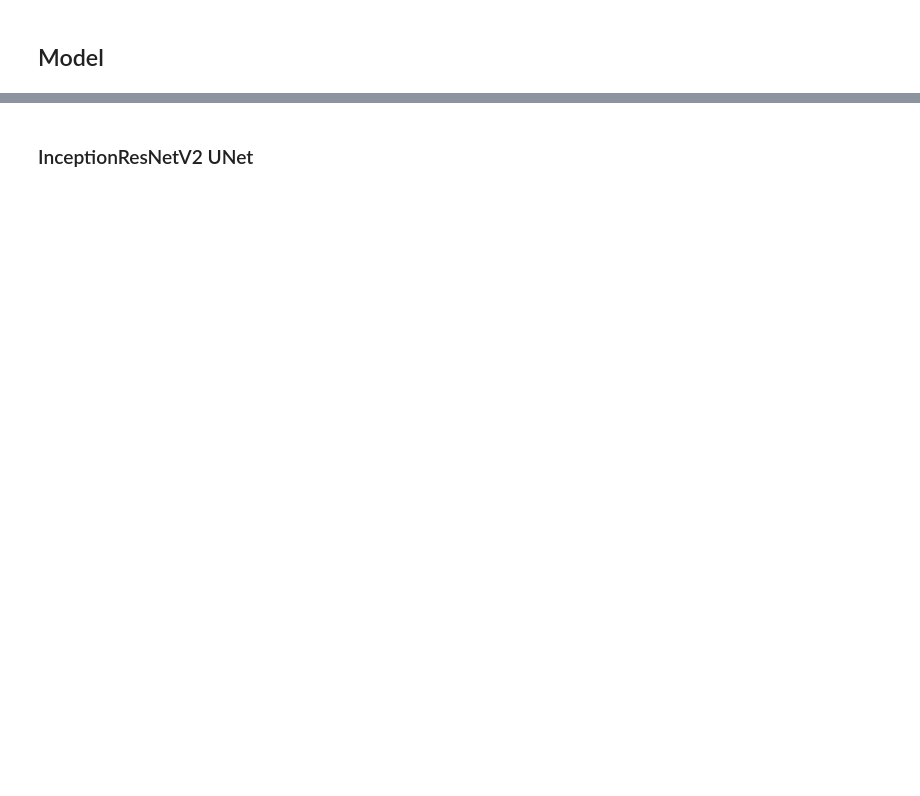
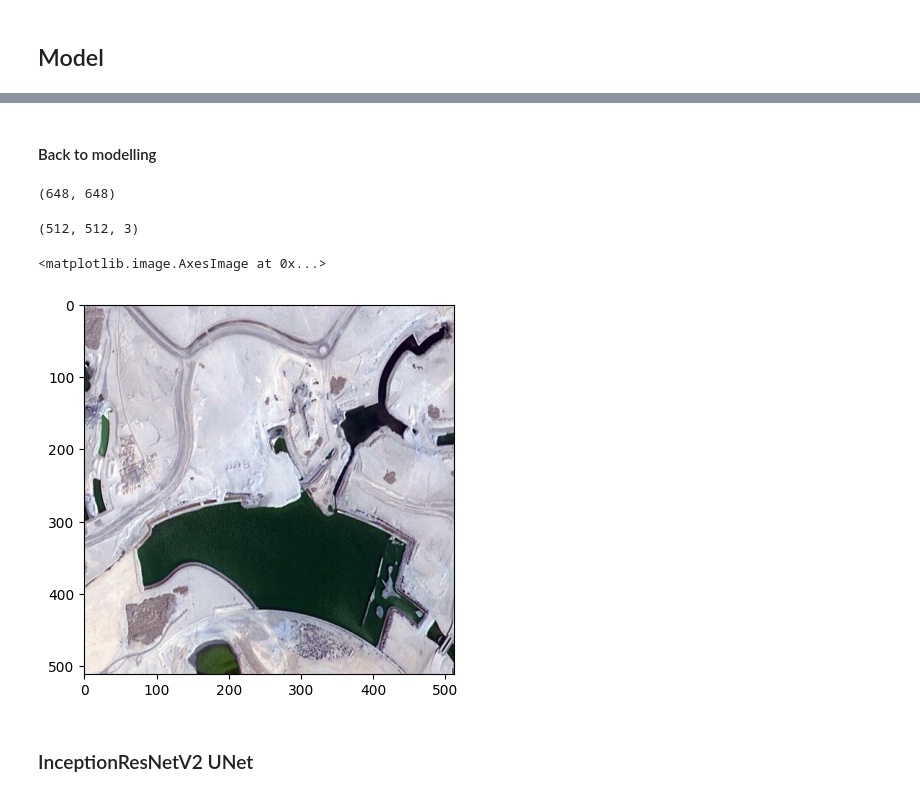
Before and after one commit to Alastair908/GlobalGreening, a Jupyter notebook: Global-greening-model-notebook.ipynb, the cells around one changed output, grey strips where cells are left out. Saved outputs shown, nothing was run; the diff lists cells and outputs as text; code cells hidden in the pictures; blank space fills up the shorter version.

```diff
--- a/Global-greening-model-notebook.ipynb
+++ b/Global-greening-model-notebook.ipynb
@@ -369,0 +408,3 @@ print('validation_steps: ', validation_steps)
+# %%
+image_full_dataset = images_dataset + aug_images_dataset
+len(image_full_dataset), type(image_full_dataset), type(image_full_dataset[0]), image_full_dataset[0].dtype
@@ -369,0 +438,2 @@ print('validation_steps: ', validation_steps)
+# %% [markdown]
+#### Back to modelling
@@ -369,0 +447,15 @@ print('validation_steps: ', validation_steps)
+# %%
+y = np.array(encoded_masks)
+X = np.array(image_full_dataset)/255.
+len(y), len(X)
+# %% [output]
+(648, 648)
+# %%
+X[0].shape
+# %% [output]
+(512, 512, 3)
+# %%
+plt.imshow(X[1])
+# %% [output]
+<matplotlib.image.AxesImage at 0x...>
+[figure, added]
```
Also changed, not shown: parts of 41 cells of this notebook, 1 other file.
